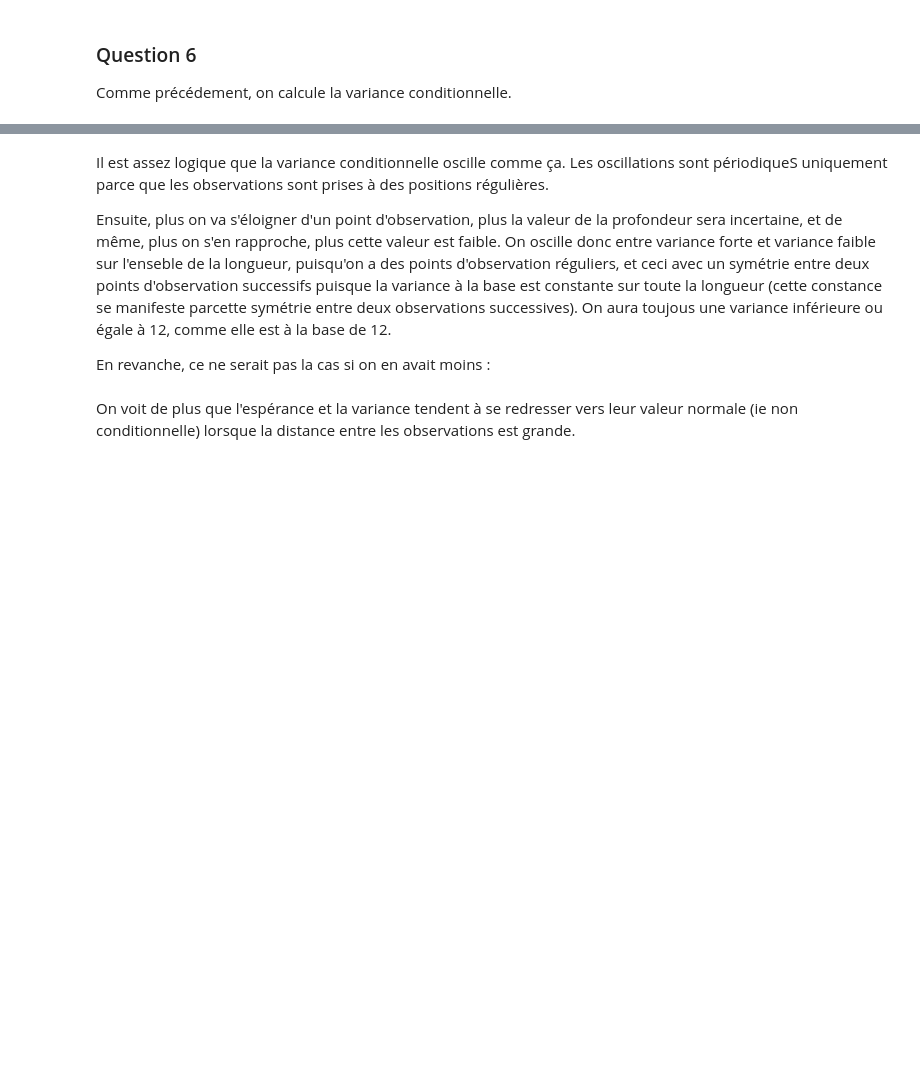
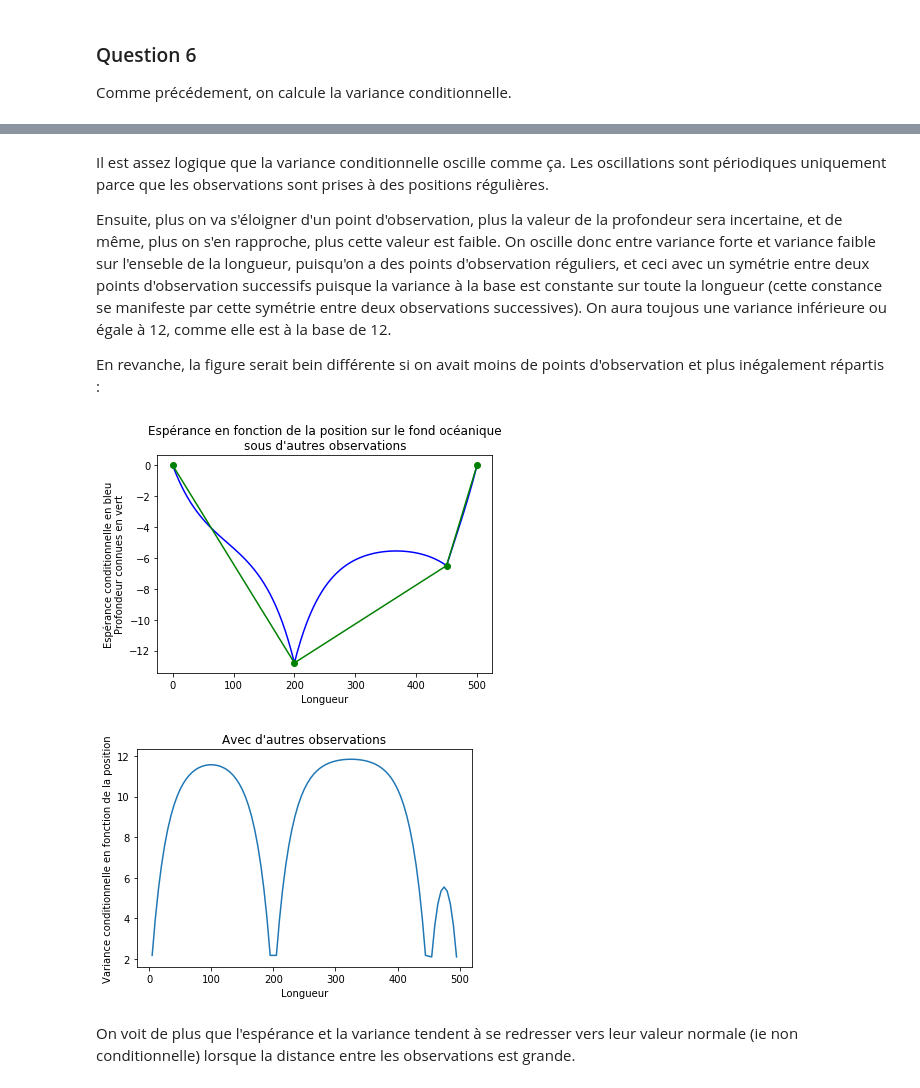
Before and after one commit to AJacquillat/projet_probas_perrotin_jacquillat, a Jupyter notebook: notebook.ipynb, the cells around one changed output, grey strips where cells are left out. Drawn from its saved outputs; the diff is of its cells as text; code cells hidden in the pictures; blank space fills up the shorter version.

```diff
--- a/notebook.ipynb
+++ b/notebook.ipynb
@@ -234,10 +264,10 @@ plt.show()
 # %% [markdown]
 Il est assez logique que la variance conditionnelle oscille comme ça.
-Les oscillations sont périodiqueS uniquement parce que les observations sont prises à des positions régulières.
+Les oscillations sont périodiques uniquement parce que les observations sont prises à des positions régulières.
 
-Ensuite, plus on va s'éloigner d'un point d'observation, plus la valeur de la profondeur sera incertaine, et de même, plus on s'en rapproche, plus cette valeur est faible. On oscille donc entre variance forte et variance faible sur l'enseble de la longueur, puisqu'on a des points d'observation réguliers, et ceci avec un symétrie entre deux points d'observation successifs puisque la variance à la base est constante sur toute la longueur (cette constance se manifeste parcette symétrie entre deux observations successives). On aura toujous une variance inférieure ou égale à 12, comme elle est à la base de 12.
+Ensuite, plus on va s'éloigner d'un point d'observation, plus la valeur de la profondeur sera incertaine, et de même, plus on s'en rapproche, plus cette valeur est faible. On oscille donc entre variance forte et variance faible sur l'enseble de la longueur, puisqu'on a des points d'observation réguliers, et ceci avec un symétrie entre deux points d'observation successifs puisque la variance à la base est constante sur toute la longueur (cette constance se manifeste par cette symétrie entre deux observations successives). On aura toujous une variance inférieure ou égale à 12, comme elle est à la base de 12.
 
-En revanche, ce ne serait pas la cas si on en avait moins :
+En revanche, la figure serait bein différente si on avait moins de points d'observation et plus inégalement répartis :
 # %%
 observation_indexes2 = [0,40,90,100]
 depth2 = np.array([0,-12.8,-6.5 ,0])
@@ -261,34 +291,37 @@ l2=len(unknown_indexes2)
 cov_inc_and_obs2=np.zeros((l2,l1))
 for i in range(l2):
     for j in range(l1):
         cov_inc_and_obs2[i,j]=cov_Z[unknown_indexes2[i],observation_indexes2[j]]
 
 esp_cond2 = np.zeros(len(unknown_indexes2))+mu
 
 esp_obs2 = (np.zeros(len(observation_indexes2))+mu).T
 Cc_inv2 = np.linalg.inv(cov_observation2)
 esp_cond2 += cov_inc_and_obs2.dot(Cc_inv2).dot((depth2-esp_obs2).T)
 
 esp_condTer = esp_cond2.tolist()
 
 for i in range(len(observation_indexes2)):
     esp_condTer.insert(observation_indexes2[i],depth2[i])
 
 plt.plot(discretization,esp_condTer,'b')
-plt.plot(np.array(observation_indexes2)*Delta,depth2,'gs')
+plt.plot(np.array(observation_indexes2)*Delta,depth2,'go-')
 plt.xlabel('Longueur')
 plt.title("Espérance en fonction de la position sur le fond océanique\nsous d'autres observations")
 plt.ylabel('Espérance conditionnelle en bleu\nProfondeur connues en vert')
 plt.show()
 
 cov_cond2=cov_inc2 - cov_inc_and_obs2.dot(Cc_inv2).dot(cov_inc_and_obs2.T)
 
 diag2=[cov_cond2[i,i] for i in range(len(unknown_indexes2))]
 plt.plot(np.array(unknown_indexes2)*Delta,diag2)
 plt.xlabel('Longueur')
 plt.ylabel('Variance conditionnelle en fonction de la position')
 plt.title("Avec d'autres observations")
 plt.show()
+# %% [output]
+[figure, added]
+[figure, added]
 # %% [markdown]
 On voit de plus que l'espérance et la variance tendent à se redresser vers leur valeur normale (ie non conditionnelle) lorsque la distance entre les observations est grande.
 # %% [markdown]
```
Also changed, not shown: parts of 28 cells of this notebook.
